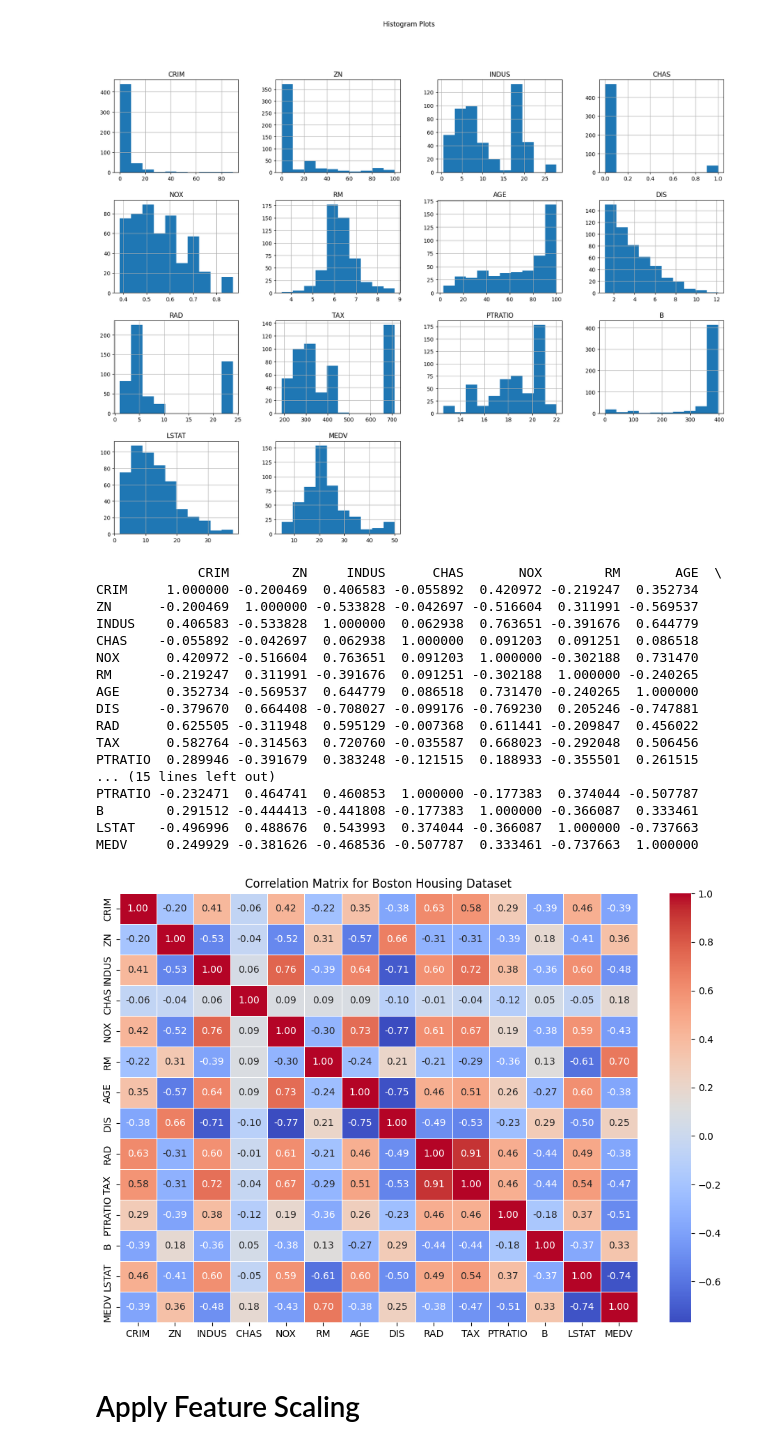
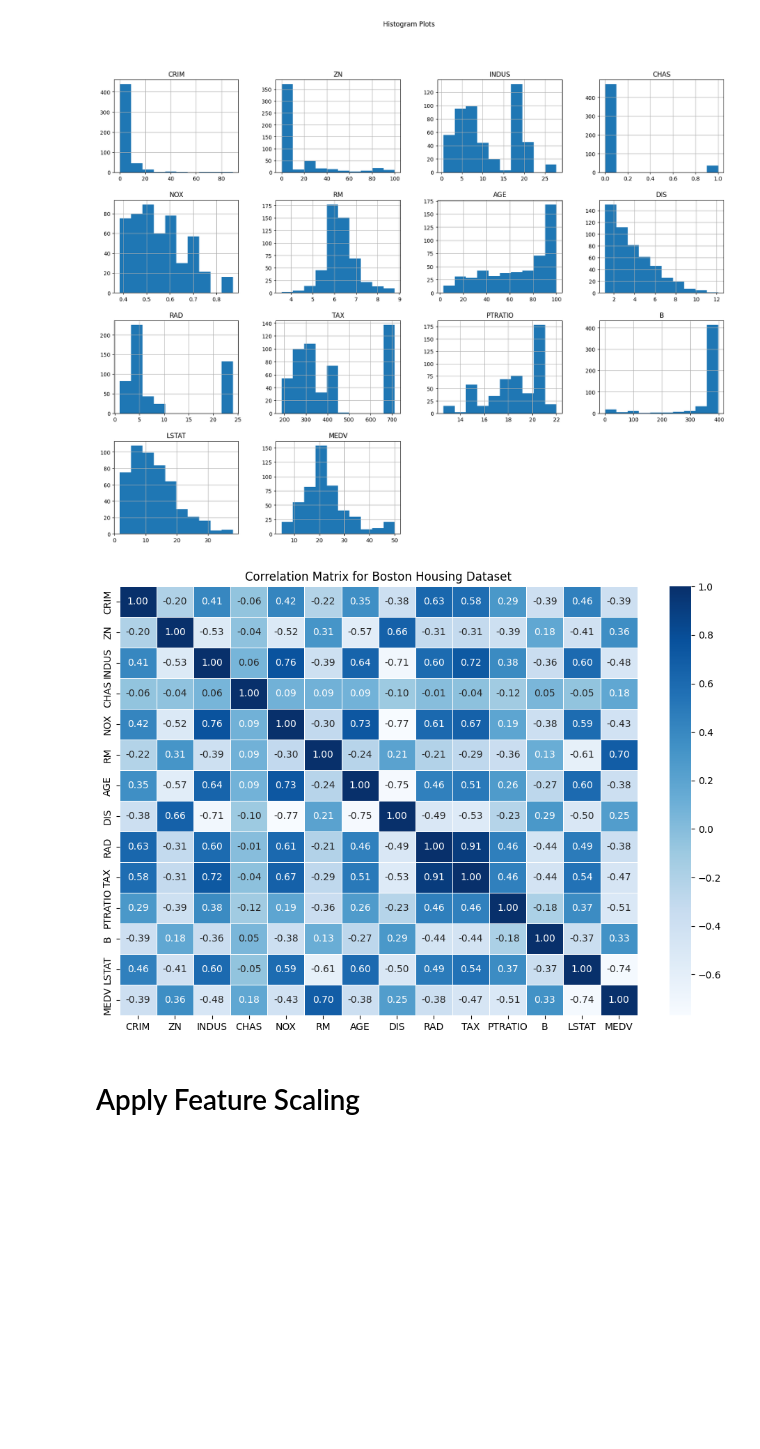
Before and after one commit to Wrudra/CSE-445-Machine-Learning-Assignment-1-Spring-2025, a Jupyter notebook: boston-housing-cse445-assignment.ipynb, the cells around one changed output. Saved outputs shown, nothing was run; the diff lists cells and outputs as text; code cells hidden in the pictures; blank space fills up the shorter version.

```diff
--- a/boston-housing-cse445-assignment.ipynb
+++ b/boston-housing-cse445-assignment.ipynb
@@ -136,33 +136,13 @@ plt.show()
 # %%
 # Calculate the correlation matrix
 corr_matrix = df.corr()
 
-# Display the correlation matrix
-print(corr_matrix)
-
 # Visualize the correlation matrix using a heatmap
 plt.figure(figsize=(12, 8))
-sns.heatmap(corr_matrix, annot=True, cmap="coolwarm", fmt=".2f", linewidths=0.5)
+sns.heatmap(corr_matrix, annot=True, cmap="Blues", fmt=".2f", linewidths=0.5)
 plt.title("Correlation Matrix for Boston Housing Dataset")
 plt.show()
 # %% [output]
-             CRIM        ZN     INDUS      CHAS       NOX        RM       AGE  \
-CRIM     1.000000 -0.200469  0.406583 -0.055892  0.420972 -0.219247  0.352734
-ZN      -0.200469  1.000000 -0.533828 -0.042697 -0.516604  0.311991 -0.569537
-INDUS    0.406583 -0.533828  1.000000  0.062938  0.763651 -0.391676  0.644779
-CHAS    -0.055892 -0.042697  0.062938  1.000000  0.091203  0.091251  0.086518
-NOX      0.420972 -0.516604  0.763651  0.091203  1.000000 -0.302188  0.731470
-RM      -0.219247  0.311991 -0.391676  0.091251 -0.302188  1.000000 -0.240265
-AGE      0.352734 -0.569537  0.644779  0.086518  0.731470 -0.240265  1.000000
-DIS     -0.379670  0.664408 -0.708027 -0.099176 -0.769230  0.205246 -0.747881
-RAD      0.625505 -0.311948  0.595129 -0.007368  0.611441 -0.209847  0.456022
-TAX      0.582764 -0.314563  0.720760 -0.035587  0.668023 -0.292048  0.506456
-PTRATIO  0.289946 -0.391679  0.383248 -0.121515  0.188933 -0.355501  0.261515
-... (15 lines left out)
-PTRATIO -0.232471  0.464741  0.460853  1.000000 -0.177383  0.374044 -0.507787
-B        0.291512 -0.444413 -0.441808 -0.177383  1.000000 -0.366087  0.333461
-LSTAT   -0.496996  0.488676  0.543993  0.374044 -0.366087  1.000000 -0.737663
-MEDV     0.249929 -0.381626 -0.468536 -0.507787  0.333461 -0.737663  1.000000
-[figure, old version]
+[figure, new version]
 # %% [markdown]
 # Apply Feature Scaling
```
Also changed, not shown: parts of 13 cells of this notebook.
